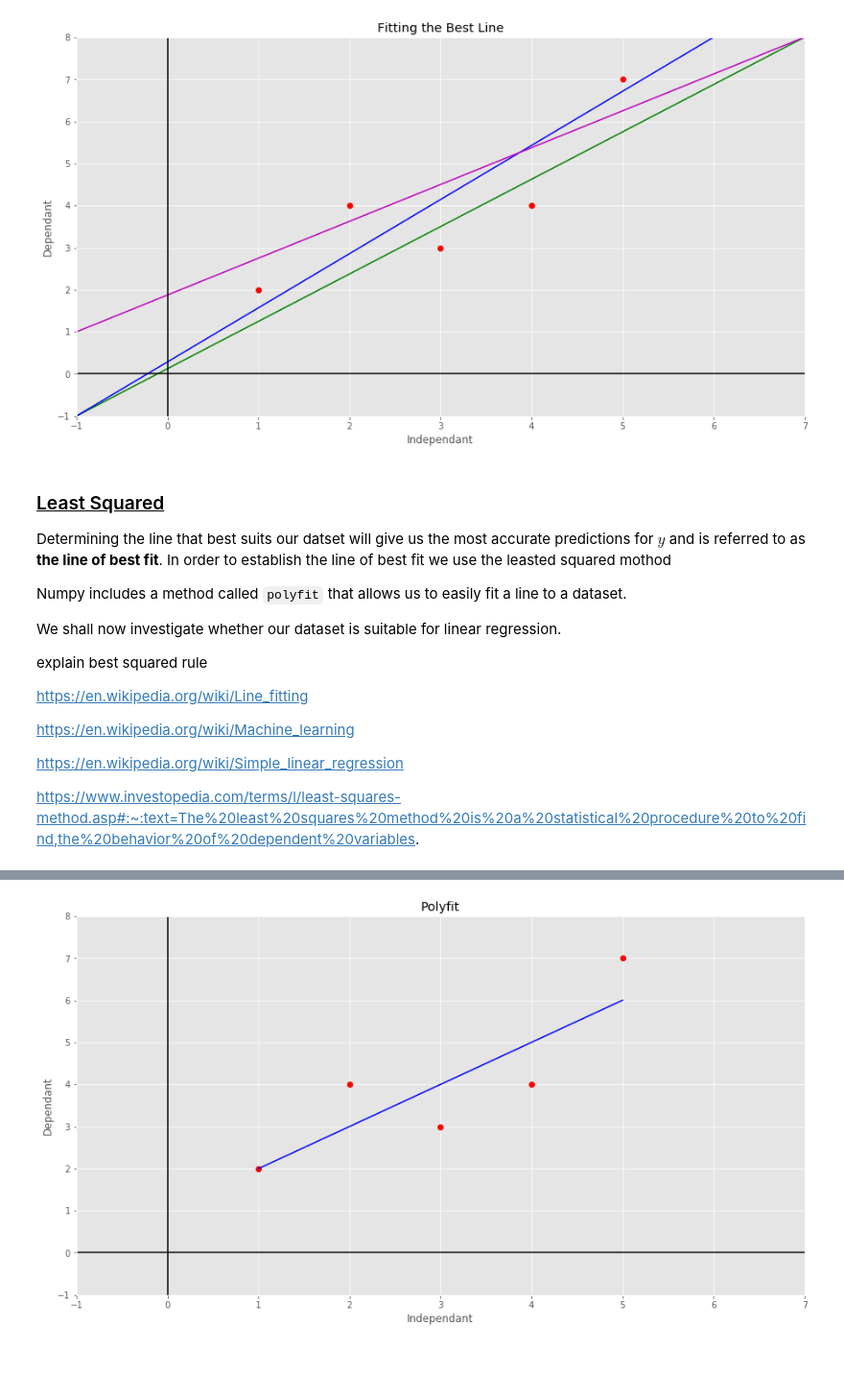
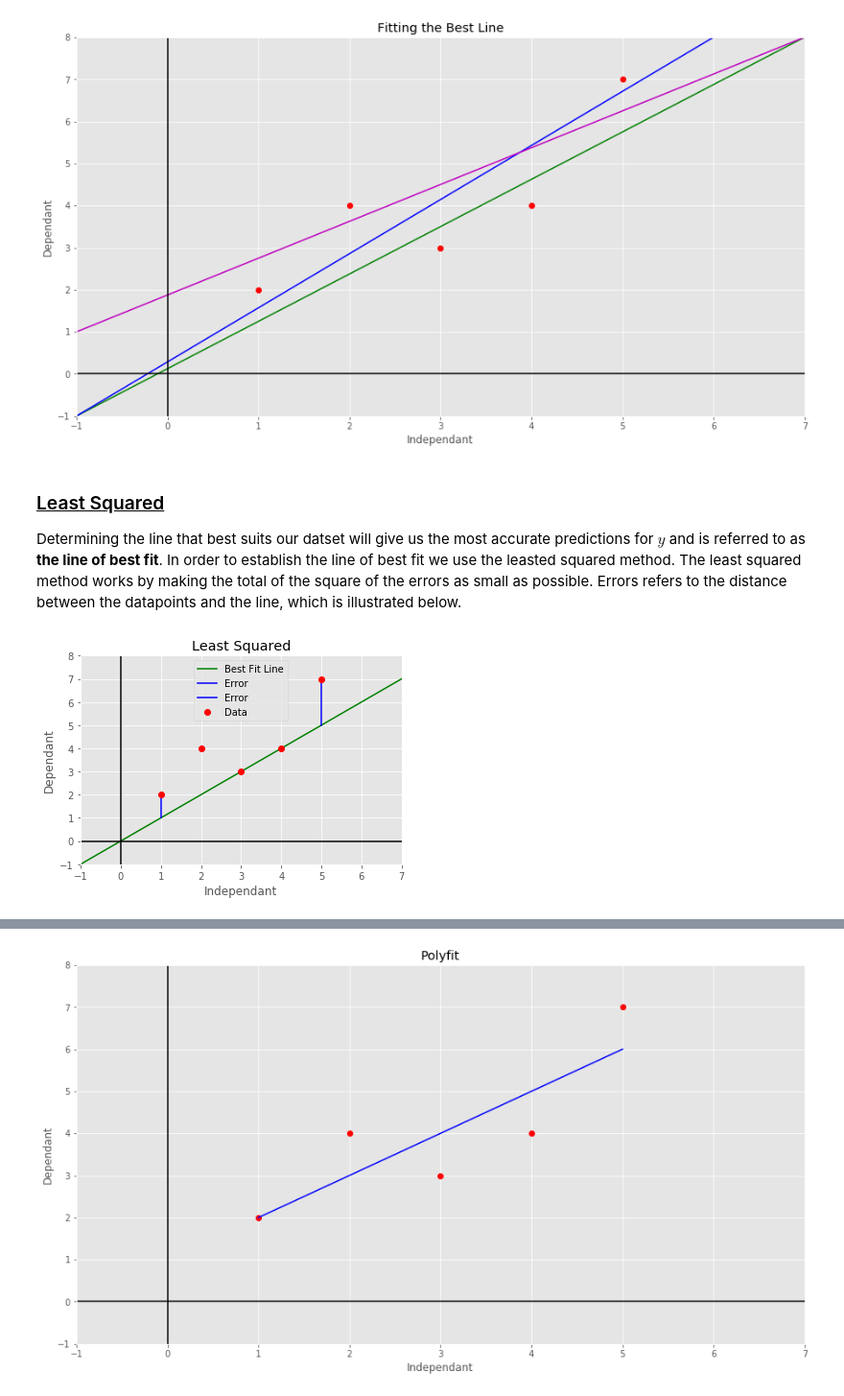
Before and after one commit to shaner1/FunDA_Project_2020, a Jupyter notebook: FunDA_Project_2020.ipynb, the cells around one changed output, grey strips where cells are left out. Shown: that part at 96% size. Drawn from its saved outputs; the diff is of its cells as text; code cells hidden in the pictures; blank space fills up the shorter version.

Commit message:
Including all references and tidied up my notebook

```diff
--- a/FunDA_Project_2020.ipynb
+++ b/FunDA_Project_2020.ipynb
@@ -82,19 +87,22 @@ plt.show()
 # %% [markdown]
 ### <u> Least Squared <u>
 
-Determining the line that best suits our datset will give us the most accurate predictions for $y$ and is referred to as <b>the line of best fit</b>. In order to establish the line of best fit we use the leasted squared mothod
-
-Numpy includes a method called `polyfit` that allows us to easily fit a line to a dataset.
-
-
-We shall now investigate whether our dataset is suitable for linear regression.
-
-explain best squared rule
-
-https://en.wikipedia.org/wiki/Line_fitting
-
-https://en.wikipedia.org/wiki/Machine_learning
-
-https://en.wikipedia.org/wiki/Simple_linear_regression
-
-https://www.investopedia.com/terms/l/least-squares-method.asp#:~:text=The%20least%20squares%20method%20is%20a%20statistical%20procedure%20to%20find,the%20behavior%20of%20dependent%20variables.
+Determining the line that best suits our datset will give us the most accurate predictions for $y$ and is referred to as <b>the line of best fit</b>. In order to establish the line of best fit we use the leasted squared method. The least squared method works by making the total of the square of the errors as small as possible. Errors refers to the distance between the datapoints and the line, which is illustrated below.
+# %%
+x = np.arange(1,6)
+y = [2,4,3,4,7]
+plt.plot([-1,7],[-1,7],'g', label = 'Best Fit Line')
+plt.plot([1, 1], [1, 2], 'b-', label = 'Error')
+plt.plot([5, 5], [5, 7], 'b-', label = 'Error')
+plt.plot([-1, 10], [0, 0], 'k-')
+plt.plot([0, 0], [-1, 10], 'k-')
+plt.plot(x, y, 'ro', label = 'Data');
+plt.xlim([-1, 7])
+plt.ylim([-1, 8])
+plt.xlabel('Independant')
+plt.ylabel('Dependant')
+plt.title('Least Squared')
+plt.legend()
+plt.show()
+# %% [output]
+[figure, added]
```
Also changed, not shown: parts of 69 cells of this notebook, 1 other file.
